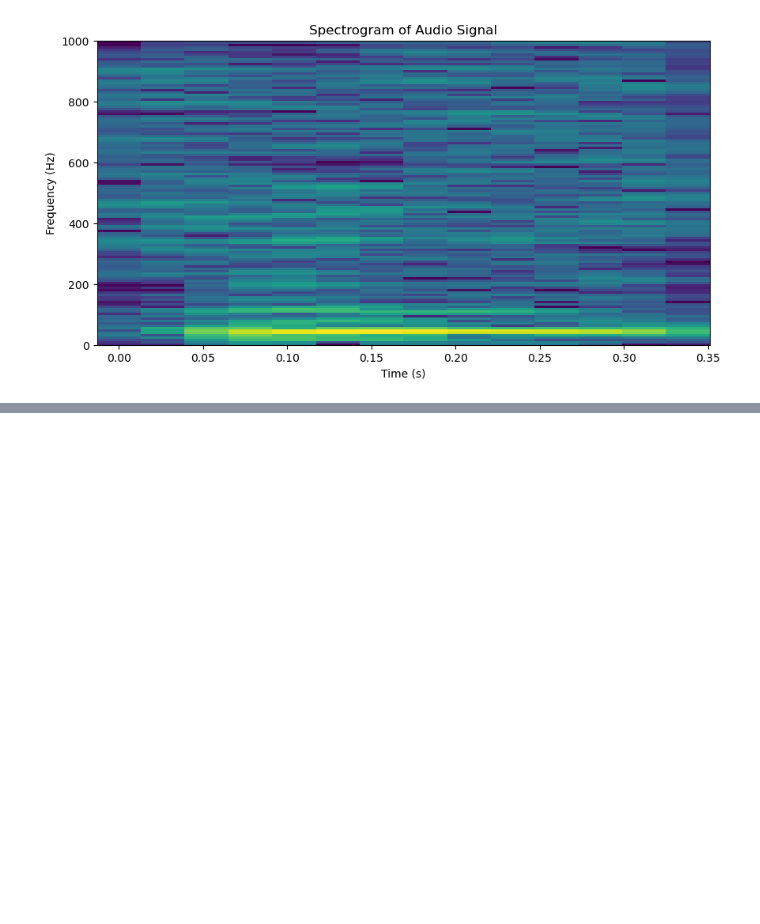
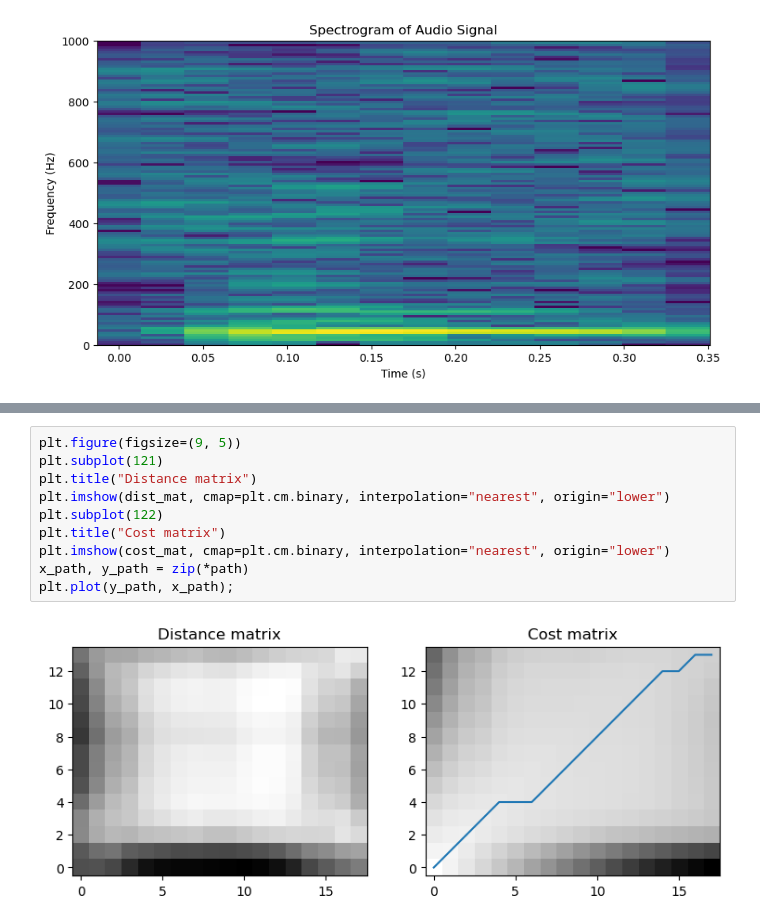
Before and after one commit to koekiekat/Skripsie, a Jupyter notebook: Software/Skripsie.ipynb, the cells around one changed output, grey strips where cells are left out. Saved outputs shown, nothing was run; the diff lists cells and outputs as text; blank space fills up the shorter version.

```diff
--- a/Software/Skripsie.ipynb
+++ b/Software/Skripsie.ipynb
@@ -31,0 +81,12 @@ plot_spectrogram(f, t, Zxx, fs_new)
+# %%
+plt.figure(figsize=(9, 5))
+plt.subplot(121)
+plt.title("Distance matrix")
+plt.imshow(dist_mat, cmap=plt.cm.binary, interpolation="nearest", origin="lower")
+plt.subplot(122)
+plt.title("Cost matrix")
+plt.imshow(cost_mat, cmap=plt.cm.binary, interpolation="nearest", origin="lower")
+x_path, y_path = zip(*path)
+plt.plot(y_path, x_path);
+# %% [output]
+[figure, added]
```
Also changed, not shown: parts of 7 cells of this notebook, 1 other file.
